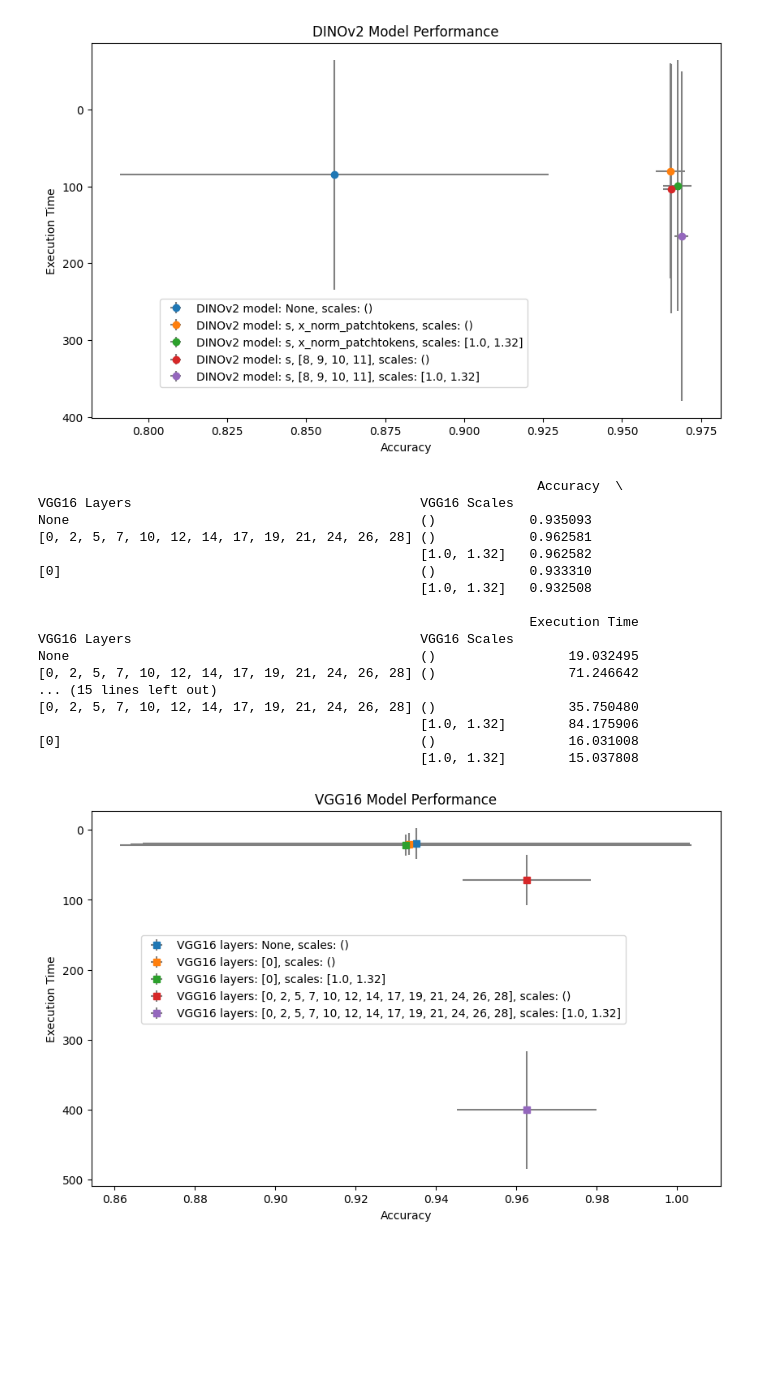
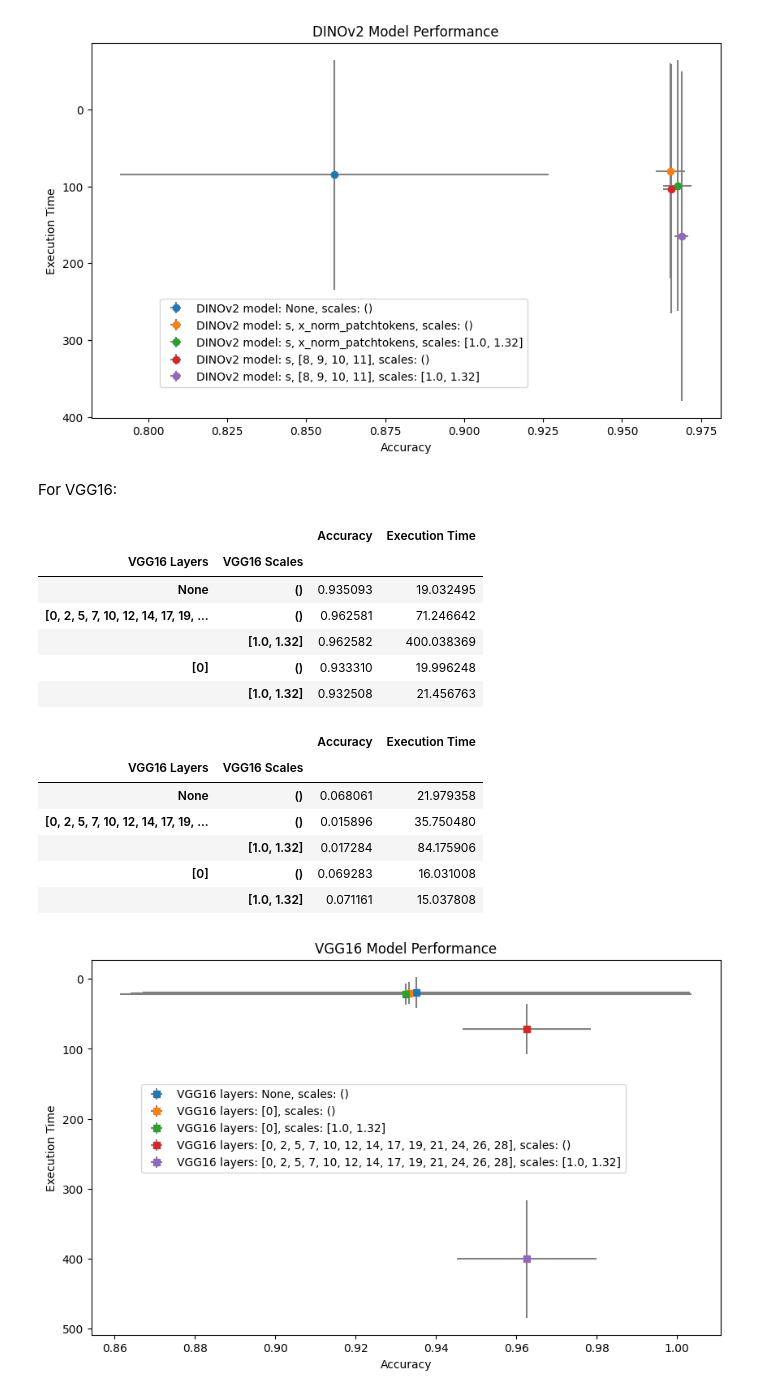
Before and after one commit to quasar1357/dino_paint, a Jupyter notebook: dino_evaluate.ipynb, the cells around one changed output. Drawn from its saved outputs; the diff is of its cells as text; code cells hidden in the pictures; blank space fills up the shorter version.

```diff
--- a/dino_evaluate.ipynb
+++ b/dino_evaluate.ipynb
@@ -148,27 +172,28 @@ ax.legend(loc='center left', bbox_to_anchor=(0.1, 0.2))
 plt.show()
 # %% [output]
 [figure]
+# %% [markdown]
+For VGG16:
 # %%
-print(f"\n", models_with_scales_df.groupby(["VGG16 Layers", "VGG16 Scales"])[["Accuracy", "Execution Time"]].mean())
-print(f"\n", models_with_scales_df.groupby(["VGG16 Layers", "VGG16 Scales"])[["Accuracy", "Execution Time"]].std())
+models_with_scales_df.groupby(["VGG16 Layers", "VGG16 Scales"])[["Accuracy", "Execution Time"]].mean()
 # %% [output]
-                                                                Accuracy  \
-VGG16 Layers                                     VGG16 Scales
-None                                             ()            0.935093
-[0, 2, 5, 7, 10, 12, 14, 17, 19, 21, 24, 26, 28] ()            0.962581
-                                                 [1.0, 1.32]   0.962582
-[0]                                              ()            0.933310
-                                                 [1.0, 1.32]   0.932508
-
-                                                               Execution Time
-VGG16 Layers                                     VGG16 Scales
-None                                             ()                 19.032495
-[0, 2, 5, 7, 10, 12, 14, 17, 19, 21, 24, 26, 28] ()                 71.246642
-... (15 lines left out)
-[0, 2, 5, 7, 10, 12, 14, 17, 19, 21, 24, 26, 28] ()                 35.750480
-                                                 [1.0, 1.32]        84.175906
-[0]                                              ()                 16.031008
-                                                 [1.0, 1.32]        15.037808
+|  |  | Accuracy | Execution Time |
+| VGG16 Layers | VGG16 Scales |  |  |
+| None | () | 0.935093 | 19.032495 |
+| [0, 2, 5, 7, 10, 12, 14, 17, 19, ... | () | 0.962581 | 71.246642 |
+|  | [1.0, 1.32] | 0.962582 | 400.038369 |
+| [0] | () | 0.933310 | 19.996248 |
+|  | [1.0, 1.32] | 0.932508 | 21.456763 |
+# %%
+models_with_scales_df.groupby(["VGG16 Layers", "VGG16 Scales"])[["Accuracy", "Execution Time"]].std()
+# %% [output]
+|  |  | Accuracy | Execution Time |
+| VGG16 Layers | VGG16 Scales |  |  |
+| None | () | 0.068061 | 21.979358 |
+| [0, 2, 5, 7, 10, 12, 14, 17, 19, ... | () | 0.015896 | 35.750480 |
+|  | [1.0, 1.32] | 0.017284 | 84.175906 |
+| [0] | () | 0.069283 | 16.031008 |
+|  | [1.0, 1.32] | 0.071161 | 15.037808 |
 # %%
 # Group the data by VGG16 Layers, and VGG16 Scales
 grouped_vgg = models_with_scales_df.groupby(["VGG16 Layers", "VGG16 Scales"], sort = False)
```
Also changed, not shown: parts of 24 cells of this notebook, 2 other files.
